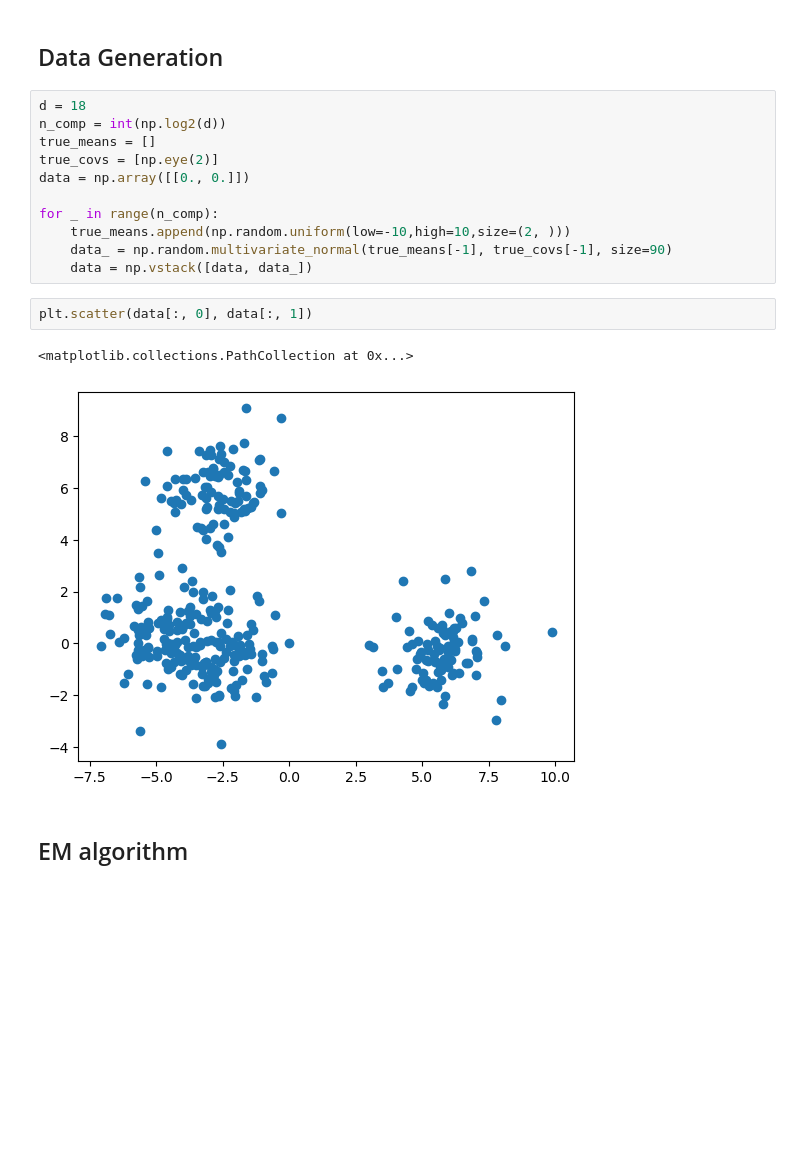
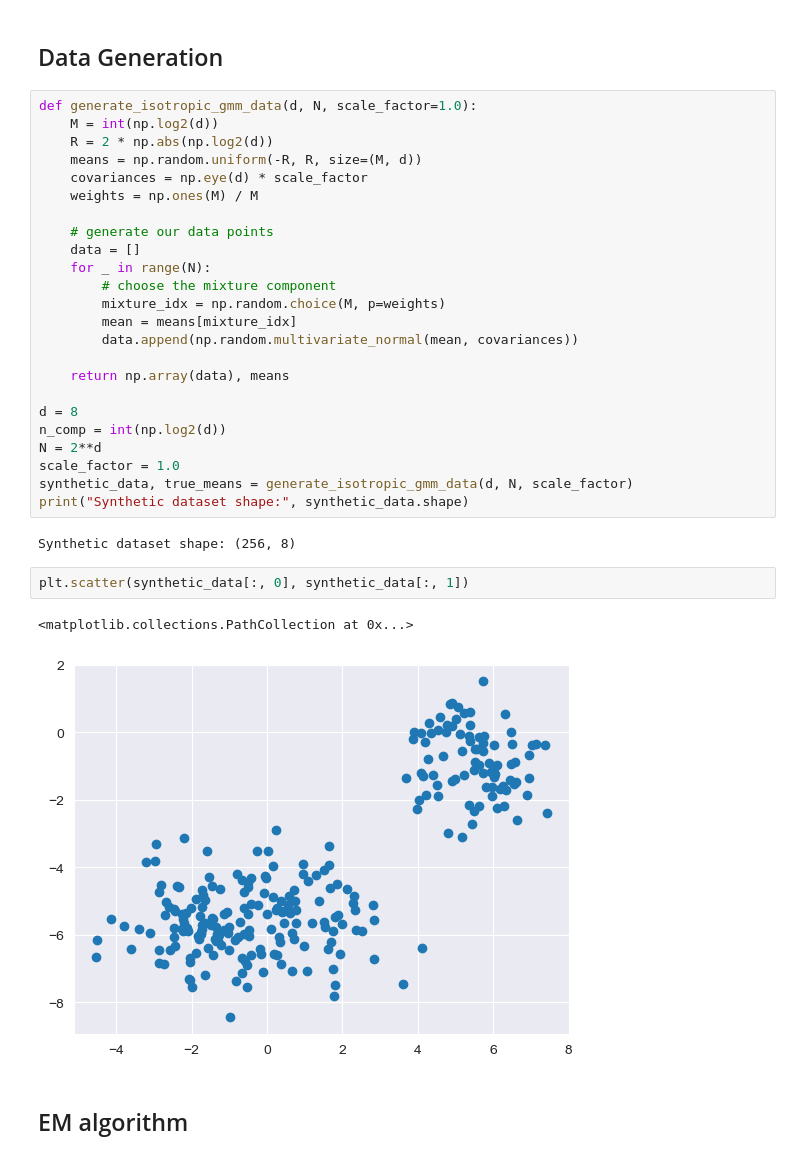
Before and after one commit to IliesElJ/MALA_vs_EM, a Jupyter notebook: gmm_mala_em.ipynb, the cells around one changed output. Drawn from its saved outputs; the diff is of its cells as text; blank space fills up the shorter version.

```diff
--- a/gmm_mala_em.ipynb
+++ b/gmm_mala_em.ipynb
@@ -4,22 +4,37 @@ import seaborn as sns
 import matplotlib.pyplot as plt
 # %% [markdown]
 ## Data Generation
-# %%
-d = 18
-n_comp = int(np.log2(d))
-true_means = []
-true_covs = [np.eye(2)]
-data = np.array([[0., 0.]])
-
-for _ in range(n_comp):
-    true_means.append(np.random.uniform(low=-10,high=10,size=(2, )))
-    data_ = np.random.multivariate_normal(true_means[-1], true_covs[-1], size=90)
-    data = np.vstack([data, data_])
+# %%
+def generate_isotropic_gmm_data(d, N, scale_factor=1.0):
+    M = int(np.log2(d))
+    R = 2 * np.abs(np.log2(d))
+    means = np.random.uniform(-R, R, size=(M, d))
+    covariances = np.eye(d) * scale_factor
+    weights = np.ones(M) / M
+
+    # generate our data points
+    data = []
+    for _ in range(N):
+        # choose the mixture component
+        mixture_idx = np.random.choice(M, p=weights)
+        mean = means[mixture_idx]
+        data.append(np.random.multivariate_normal(mean, covariances))
+
+    return np.array(data), means
+
+d = 8
+n_comp = int(np.log2(d))
+N = 2**d
+scale_factor = 1.0
+synthetic_data, true_means = generate_isotropic_gmm_data(d, N, scale_factor)
+print("Synthetic dataset shape:", synthetic_data.shape)
+# %% [output]
+Synthetic dataset shape: (256, 8)
 # %%
-plt.scatter(data[:, 0], data[:, 1])
+plt.scatter(synthetic_data[:, 0], synthetic_data[:, 1])
 # %% [output]
 <matplotlib.collections.PathCollection at 0x...>
-[figure, old version]
+[figure, new version]
 # %% [markdown]
 ## EM algorithm
 # %% [markdown]
```
Also changed, not shown: parts of 16 cells of this notebook.
